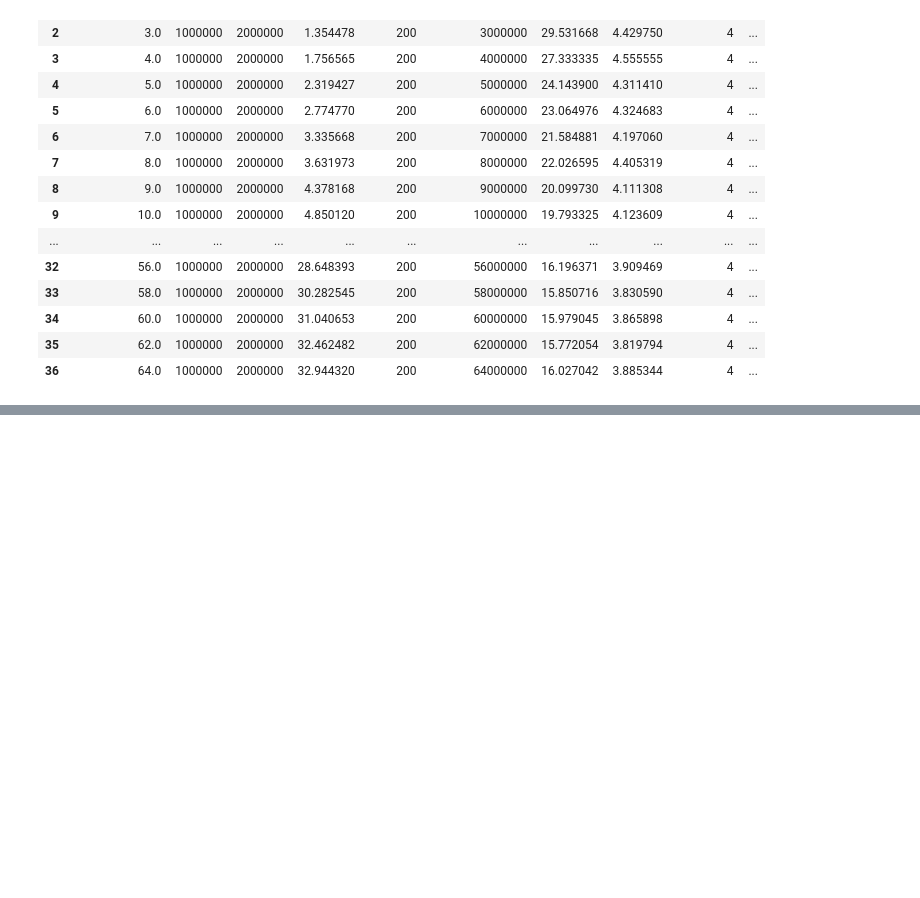
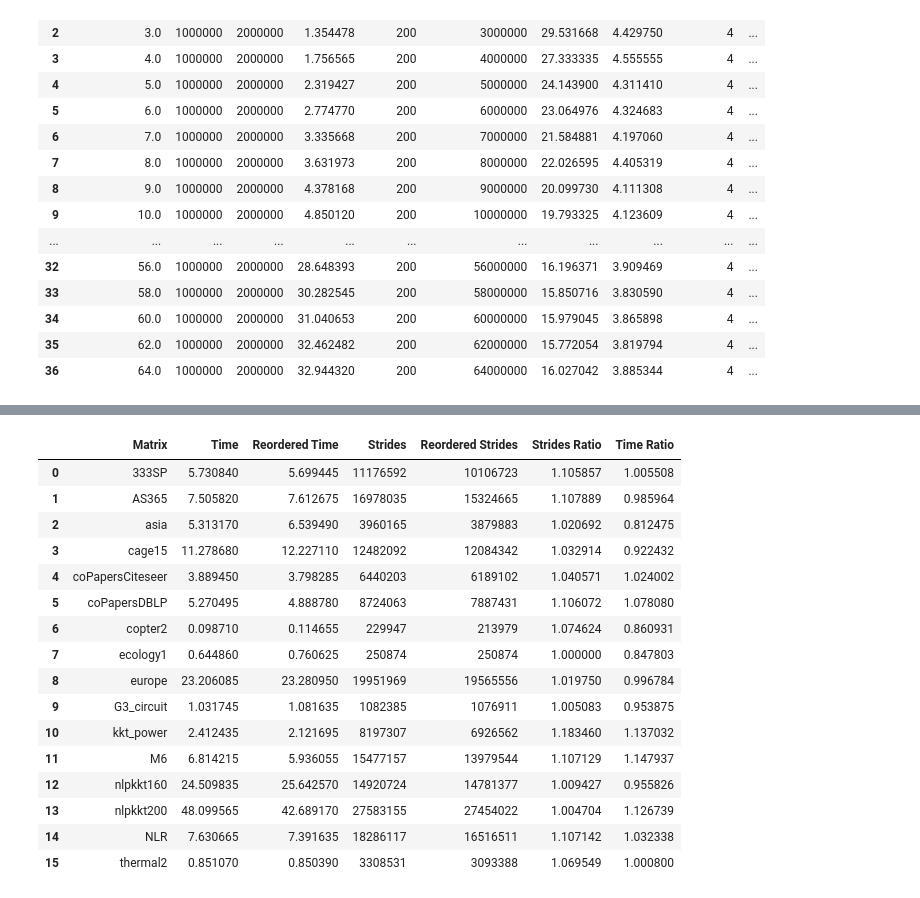
Before and after one commit to marufdsi/Benchmark_SpMV_using_CSR5, a Jupyter notebook: CSR5_SpMV_GPU_Plots.ipynb, the cells around one changed output, grey strips where cells are left out. Saved outputs shown, nothing was run; the diff lists cells and outputs as text; code cells hidden in the pictures; blank space fills up the shorter version.

```diff
--- a/CSR5_SpMV_GPU_Plots.ipynb
+++ b/CSR5_SpMV_GPU_Plots.ipynb
@@ -1092,0 +1186,60 @@ uk-2002  : Strides Diff->  295929602  Time Diff / Stride Diff->  9.5266272145359
+# %%
+matrix = [
+    "333SP"
+    , "AS365"
+    , "asia"
+    , "cage15"
+    , "coPapersCiteseer"
+    , "coPapersDBLP"
+    , "copter2"
+    , "ecology1"
+    , "europe"
+    , "G3_circuit"
+    , "kkt_power"
+    , "M6"
+    , "nlpkkt160"
+    , "nlpkkt200"
+#     , "nlpkkt240"
+    , "NLR"
+    , "thermal2"
+#     , "uk-2002"
+]
+
+pdf = matplotlib.backends.backend_pdf.PdfPages("Stride_Ratio_vs_Time_Ration_of_Original_and_Reorder.pdf")
+data = pd.read_csv("../Benchmark_SpMV_using_CSR/spmv_cuda/CUSPARSE_Details.csv")
+data = data.groupby("Name").mean()
+data = data.reset_index()
+time = []
+reorder_time = []
+strides = []
+reorder_strides = []
+for mat in matrix:
+#     print(mat)
+    for index, row in data.iterrows():
+        if row["Name"] == mat:
+            print('T: ', mat)
+            time.append(row["AvgTime"])
+            strides.append(row["Strides"])
+        if row["Name"] == (mat + "_rearrange"):
+            print(mat)
+            reorder_time.append(row["AvgTime"])
+            reorder_strides.append(row["Strides"])
+df = pd.DataFrame()
+df["Matrix"] = matrix
+df["Time"] = time
+df["Reordered Time"] = reorder_time
+df["Strides"] = strides
+df["Reordered Strides"] = reorder_strides
+stride_ratio = []
+time_ratio = []
+for index, row in df.iterrows():
+    stride_ratio.append(row["Strides"]/row["Reordered Strides"])
+    time_ratio.append(row["Time"]/row["Reordered Time"])
+
+df["Strides Ratio"] = stride_ratio
+df["Time Ratio"] = time_ratio
+df.plot(kind='scatter', x='Strides Ratio', y='Time Ratio')
+pdf.savefig(bbox_inches = 'tight')
+pdf.close()
+df
+# %% [output]
@@ -1092,0 +1263,17 @@ uk-2002  : Strides Diff->  295929602  Time Diff / Stride Diff->  9.5266272145359
+|  | Matrix | Time | Reordered Time | Strides | Reordered Strides | Strides Ratio | Time Ratio |
+| 0 | 333SP | 5.730840 | 5.699445 | 11176592 | 10106723 | 1.105857 | 1.005508 |
+| 1 | AS365 | 7.505820 | 7.612675 | 16978035 | 15324665 | 1.107889 | 0.985964 |
+| 2 | asia | 5.313170 | 6.539490 | 3960165 | 3879883 | 1.020692 | 0.812475 |
+| 3 | cage15 | 11.278680 | 12.227110 | 12482092 | 12084342 | 1.032914 | 0.922432 |
+| 4 | coPapersCiteseer | 3.889450 | 3.798285 | 6440203 | 6189102 | 1.040571 | 1.024002 |
+| 5 | coPapersDBLP | 5.270495 | 4.888780 | 8724063 | 7887431 | 1.106072 | 1.078080 |
+| 6 | copter2 | 0.098710 | 0.114655 | 229947 | 213979 | 1.074624 | 0.860931 |
+| 7 | ecology1 | 0.644860 | 0.760625 | 250874 | 250874 | 1.000000 | 0.847803 |
+| 8 | europe | 23.206085 | 23.280950 | 19951969 | 19565556 | 1.019750 | 0.996784 |
+| 9 | G3_circuit | 1.031745 | 1.081635 | 1082385 | 1076911 | 1.005083 | 0.953875 |
+| 10 | kkt_power | 2.412435 | 2.121695 | 8197307 | 6926562 | 1.183460 | 1.137032 |
+| 11 | M6 | 6.814215 | 5.936055 | 15477157 | 13979544 | 1.107129 | 1.147937 |
+| 12 | nlpkkt160 | 24.509835 | 25.642570 | 14920724 | 14781377 | 1.009427 | 0.955826 |
+| 13 | nlpkkt200 | 48.099565 | 42.689170 | 27583155 | 27454022 | 1.004704 | 1.126739 |
+| 14 | NLR | 7.630665 | 7.391635 | 18286117 | 16516511 | 1.107142 | 1.032338 |
+| 15 | thermal2 | 0.851070 | 0.850390 | 3308531 | 3093388 | 1.069549 | 1.000800 |
```
Also changed, not shown: parts of 3 cells of this notebook.
